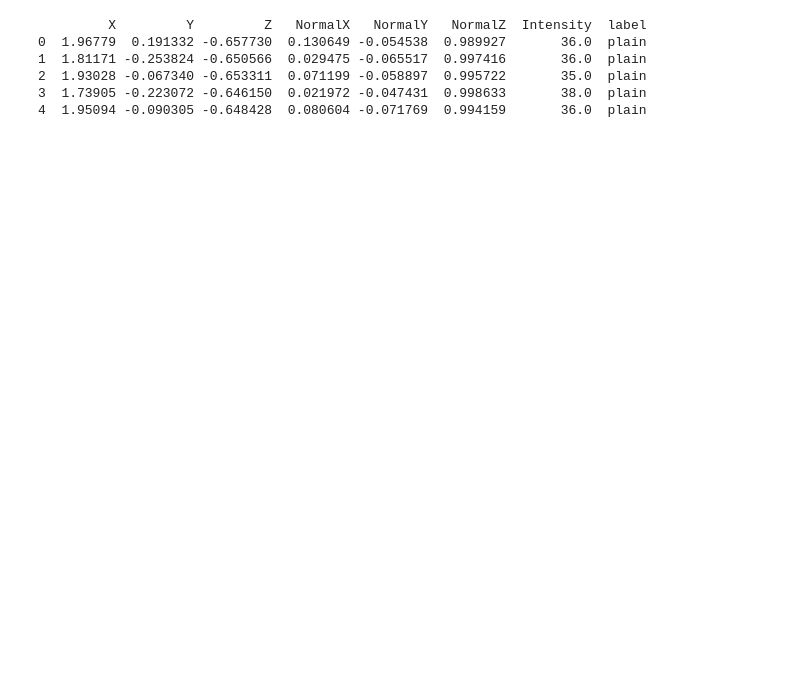
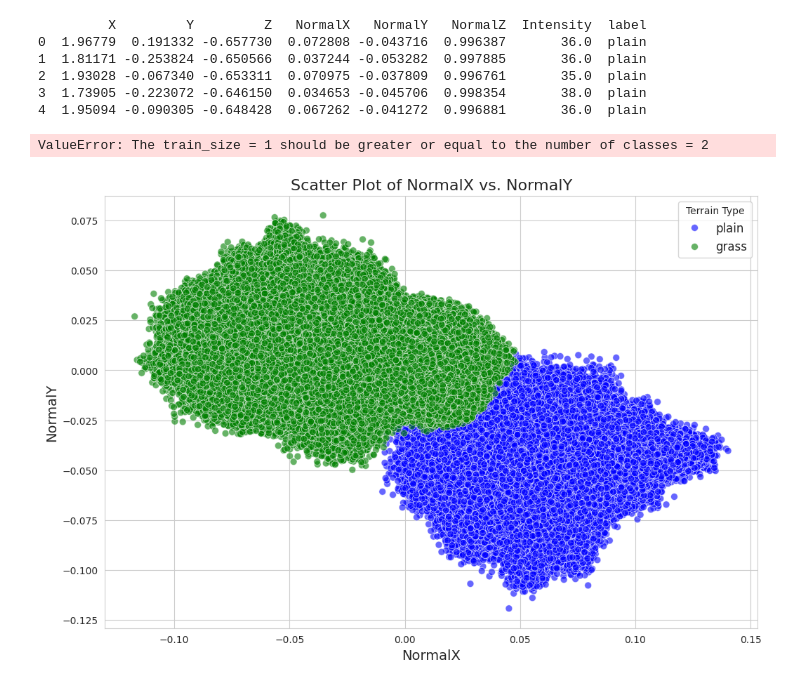
Before and after one commit to ShovonSaha/lidar-stairs-detection, a Jupyter notebook: Python codes/Terrain Classification/terrain_classification_normals.ipynb, the cells around one changed output. Saved outputs shown, nothing was run; the diff lists cells and outputs as text; code cells hidden in the pictures; blank space fills up the shorter version.

```diff
--- a/Python codes/Terrain Classification/terrain_classification_normals.ipynb
+++ b/Python codes/Terrain Classification/terrain_classification_normals.ipynb
@@ -30,8 +33,13 @@ os.environ['JOBLIB_TEMP_FOLDER'] = '/home/nrelab-titan/Desktop/shovon/temp_jobli
 # grass_terrain_file = '/home/nrelab-titan/Desktop/shovon/data/terrain_analysis/grass_terrain_features.csv'
 
 # Noisy csv files' directory
-plain_terrain_file = '/home/nrelab-titan/Desktop/shovon/data/terrain_analysis/noisy_csv_files/plain_terrain_features_10_mm.csv'
-grass_terrain_file = '/home/nrelab-titan/Desktop/shovon/data/terrain_analysis/noisy_csv_files/grass_terrain_features_10_mm.csv'
+# plain_terrain_file = '/home/nrelab-titan/Desktop/shovon/data/terrain_analysis/noisy_csv_files/plain_terrain_features_10_mm.csv'
+# grass_terrain_file = '/home/nrelab-titan/Desktop/shovon/data/terrain_analysis/noisy_csv_files/grass_terrain_features_10_mm.csv'
+
+# 20 mm noise
+plain_terrain_file = '/home/nrelab-titan/Desktop/shovon/data/terrain_analysis/noisy_csv_files/plain_terrain_features_20_mm.csv'
+grass_terrain_file = '/home/nrelab-titan/Desktop/shovon/data/terrain_analysis/noisy_csv_files/grass_terrain_features_20_mm.csv'
+
 
 # Load CSV files
 plain_terrain_df = pd.read_csv(plain_terrain_file)
@@ -47,11 +55,11 @@ combined_df = pd.concat([plain_terrain_df, grass_terrain_df], ignore_index=True)
 print(combined_df.head())
 # %% [output]
          X         Y         Z   NormalX   NormalY   NormalZ  Intensity  label
-0  1.96779  0.191332 -0.657730  0.130649 -0.054538  0.989927       36.0  plain
-1  1.81171 -0.253824 -0.650566  0.029475 -0.065517  0.997416       36.0  plain
-2  1.93028 -0.067340 -0.653311  0.071199 -0.058897  0.995722       35.0  plain
-3  1.73905 -0.223072 -0.646150  0.021972 -0.047431  0.998633       38.0  plain
-4  1.95094 -0.090305 -0.648428  0.080604 -0.071769  0.994159       36.0  plain
+0  1.96779  0.191332 -0.657730  0.072808 -0.043716  0.996387       36.0  plain
+1  1.81171 -0.253824 -0.650566  0.037244 -0.053282  0.997885       36.0  plain
+2  1.93028 -0.067340 -0.653311  0.070975 -0.037809  0.996761       35.0  plain
+3  1.73905 -0.223072 -0.646150  0.034653 -0.045706  0.998354       38.0  plain
+4  1.95094 -0.090305 -0.648428  0.067262 -0.041272  0.996881       36.0  plain
 # %%
 # --------------------------------------------------
 # Feature Extraction and Scaling
@@ -61,26 +69,40 @@ features = ['NormalX', 'NormalY']
 X = combined_df[features]
 y = combined_df['label'].map({'plain': 0, 'grass': 1})
 
+# Set the percentage of the dataset to use for training
+train_percentage = 0.99  # 0.1 = 10%
+
+# Split the data
+X_train, X_rest, y_train, y_rest = train_test_split(X, y, train_size=train_percentage, stratify=y, random_state=42)
+
 # Standardize the features
 scaler = StandardScaler()
-X_scaled = scaler.fit_transform(X)
+X_train_scaled = scaler.fit_transform(X_train)
+X_rest_scaled = scaler.transform(X_rest)
+# %% [output]
+ValueError: The train_size = 1 should be greater or equal to the number of classes = 2
 # %%
 # --------------------------------------------------
 # Feature Visualization before Model Training
 # --------------------------------------------------
-# Scatter plot of NormalX vs. NormalY
+# Set the style for the plot
+sns.set_style('whitegrid')
+
+# Create a scatter plot of NormalX vs. NormalY
 plt.figure(figsize=(12, 8))
 sns.scatterplot(x='NormalX', y='NormalY', hue='label', data=combined_df, palette={'plain': 'blue', 'grass': 'green'}, alpha=0.6, s=50)
 
 # Add plot details
-plt.title('Scatter Plot of NormalX vs. NormalY')
-plt.xlabel('NormalX')
-plt.ylabel('NormalY')
-plt.legend(title='Terrain Type')
+plt.title('Scatter Plot of NormalX vs. NormalY', fontsize=16)
+plt.xlabel('NormalX', fontsize=14)
+plt.ylabel('NormalY', fontsize=14)
+plt.legend(title='Terrain Type', fontsize=12)
 plt.grid(True)
 
 # Show the plot
 plt.show()
+# %% [output]
+[figure, added]
 # %%
 # --------------------------------------------------
 # Model Training and Cross-Validation
```
Also changed, not shown: parts of 7 cells of this notebook, 2 other files.
